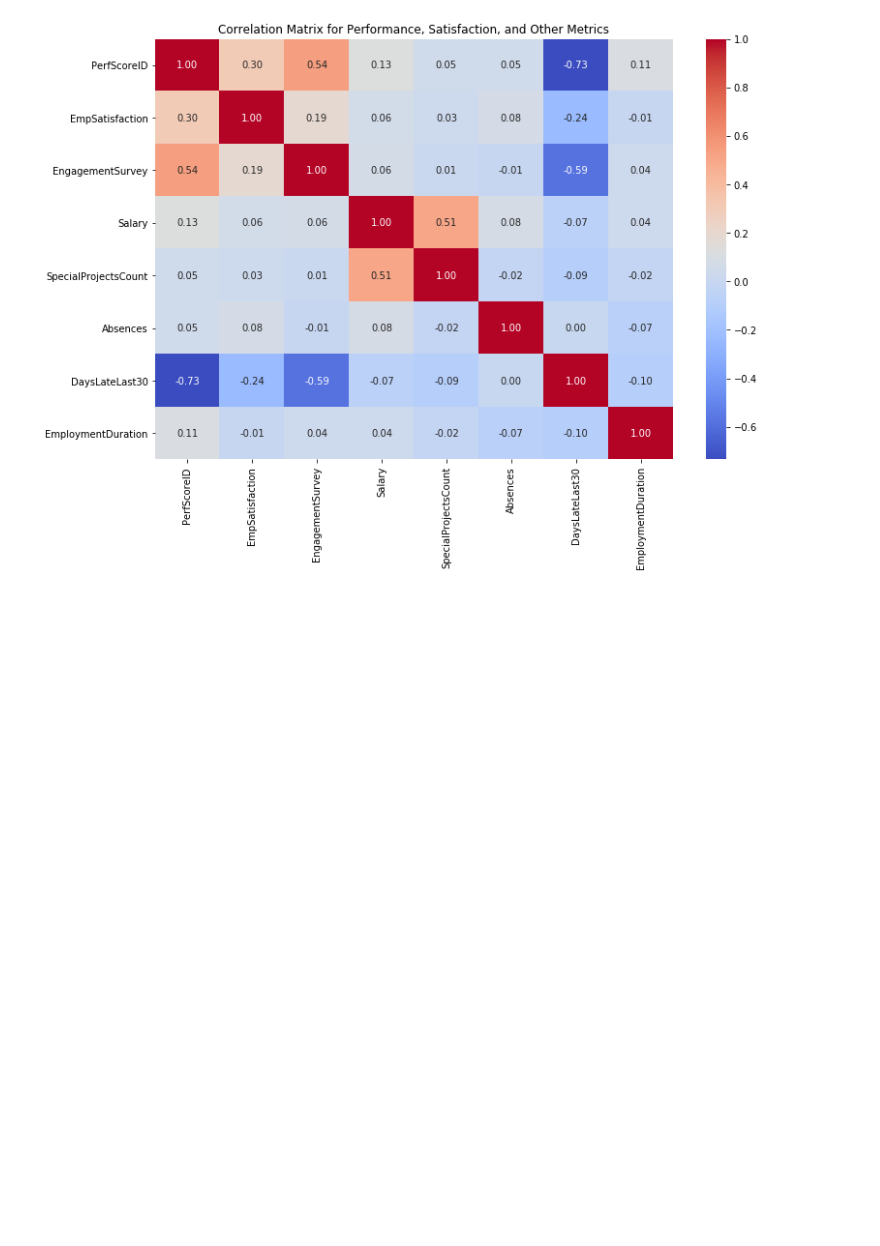
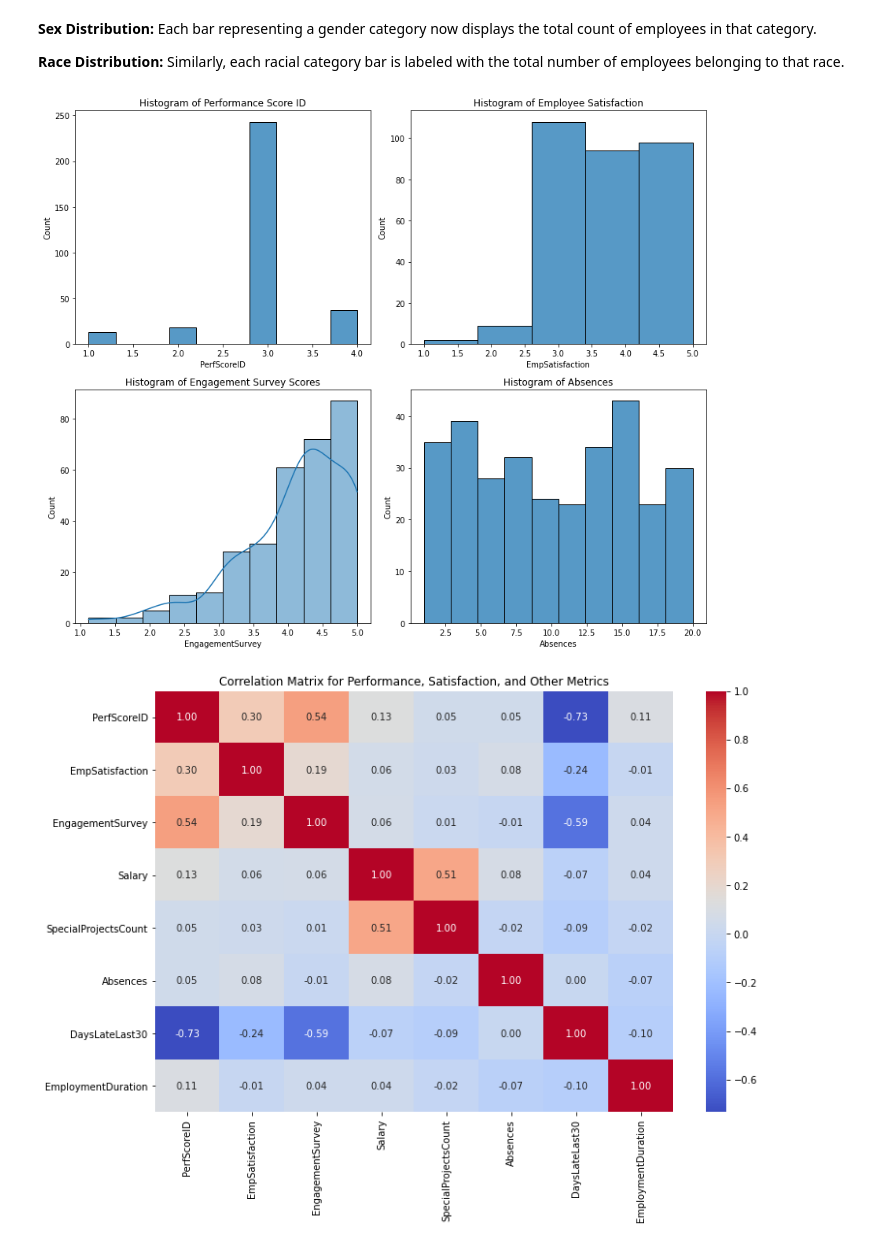
Before and after one commit to TerraJRiley/Human_Resources_Analysis, a Jupyter notebook: HR_EDA.ipynb, the cells around one changed output. Drawn from its saved outputs; the diff is of its cells as text; code cells hidden in the pictures; blank space fills up the shorter version.

```diff
--- a/HR_EDA.ipynb
+++ b/HR_EDA.ipynb
@@ -202,3 +53,30 @@ df.to_csv("./data/HR_Cleaned.csv", index = False)
+# %% [markdown]
+**Sex Distribution:** Each bar representing a gender category now displays the total count of employees in that category.
+
+**Race Distribution:** Similarly, each racial category bar is labeled with the total number of employees belonging to that race.
+# %%
+# Creating individual histograms for the specified columns
+
+# Setting up the plotting area
+fig, axes = plt.subplots(nrows=2, ncols=2, figsize=(12, 10))
+
+# Plotting histograms
+sns.histplot(df['PerfScoreID'], bins=10, kde=False, ax=axes[0, 0])
+axes[0, 0].set_title('Histogram of Performance Score ID')
+
+sns.histplot(df['EmpSatisfaction'], bins=5, kde=False, ax=axes[0, 1])
+axes[0, 1].set_title('Histogram of Employee Satisfaction')
+
+sns.histplot(df['EngagementSurvey'], bins=10, kde=True, ax=axes[1, 0])
+axes[1, 0].set_title('Histogram of Engagement Survey Scores')
+
+sns.histplot(df['Absences'], bins=10, kde=False, ax=axes[1, 1])
+axes[1, 1].set_title('Histogram of Absences')
+
+plt.tight_layout()
+plt.show()
+# %% [output]
+[figure, added]
 # %%
 # Objective One: Identifying Trends Related to Increasing Performance and Satisfaction
 
```
Also changed, not shown: parts of 33 cells of this notebook, 20 other files.
